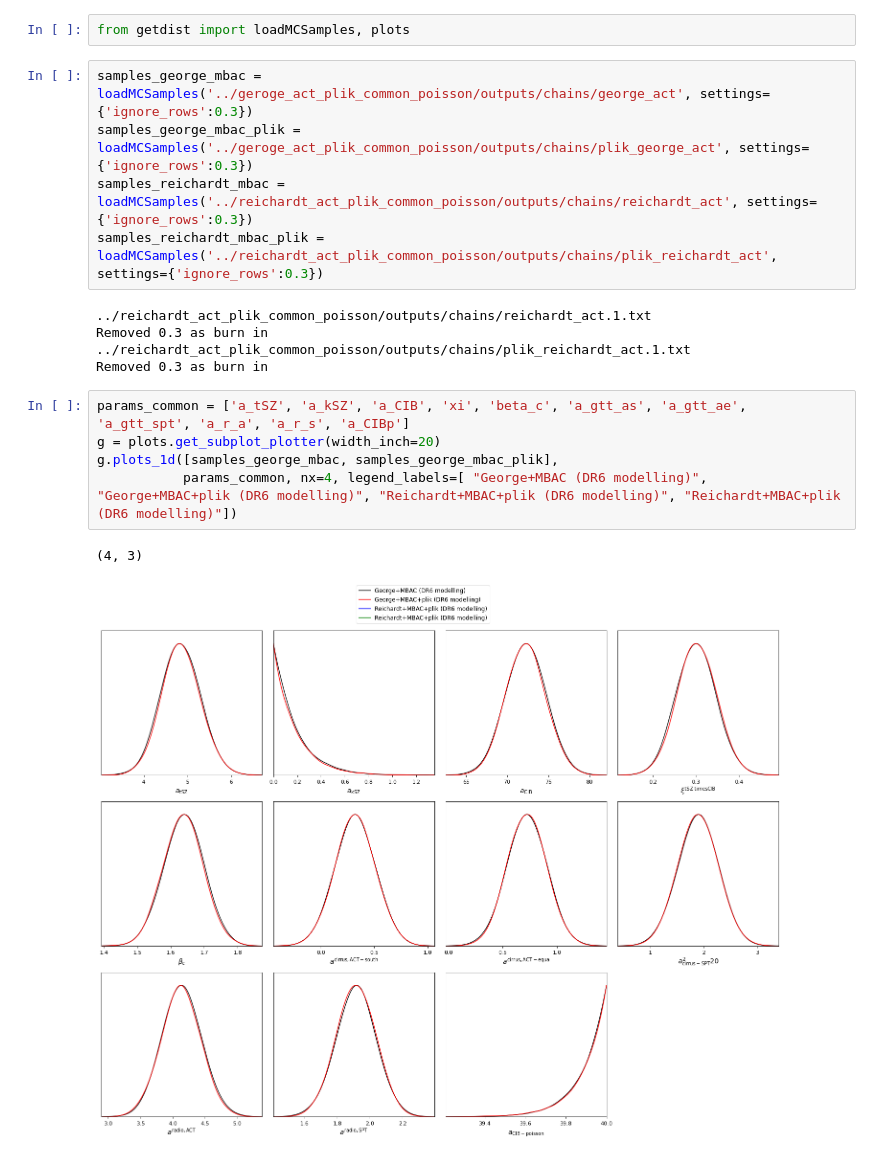
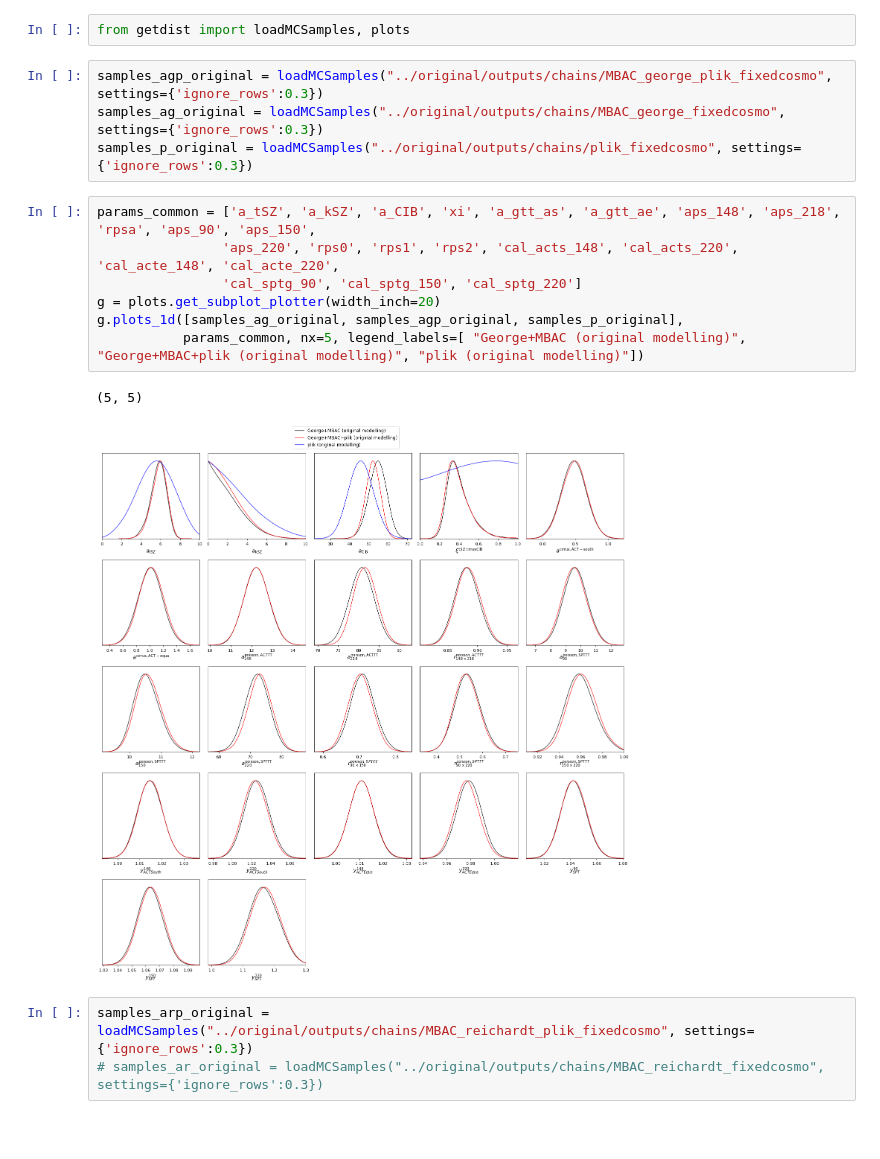
Before and after one commit to beringueb/DR6_fgmodels, a Jupyter notebook: notebooks/Plots.ipynb, the cells around one changed output. Cells and saved outputs as stored; diff of their text form; blank space fills up the shorter version.

Commit message:
Varying cosmo for george runs

```diff
--- a/notebooks/Plots.ipynb
+++ b/notebooks/Plots.ipynb
@@ -1,20 +1,19 @@
 # %%
 from getdist import loadMCSamples, plots
 # %%
-samples_george_mbac = loadMCSamples('../geroge_act_plik_common_poisson/outputs/chains/george_act', settings={'ignore_rows':0.3})
-samples_george_mbac_plik = loadMCSamples('../geroge_act_plik_common_poisson/outputs/chains/plik_george_act', settings={'ignore_rows':0.3})
-samples_reichardt_mbac = loadMCSamples('../reichardt_act_plik_common_poisson/outputs/chains/reichardt_act', settings={'ignore_rows':0.3})
-samples_reichardt_mbac_plik = loadMCSamples('../reichardt_act_plik_common_poisson/outputs/chains/plik_reichardt_act', settings={'ignore_rows':0.3})
+samples_agp_original = loadMCSamples("../original/outputs/chains/MBAC_george_plik_fixedcosmo", settings={'ignore_rows':0.3})
+samples_ag_original = loadMCSamples("../original/outputs/chains/MBAC_george_fixedcosmo", settings={'ignore_rows':0.3})
+samples_p_original = loadMCSamples("../original/outputs/chains/plik_fixedcosmo", settings={'ignore_rows':0.3})
-# %% [output]
-../reichardt_act_plik_common_poisson/outputs/chains/reichardt_act.1.txt
-Removed 0.3 as burn in
-../reichardt_act_plik_common_poisson/outputs/chains/plik_reichardt_act.1.txt
-Removed 0.3 as burn in
 # %%
-params_common = ['a_tSZ', 'a_kSZ', 'a_CIB', 'xi', 'beta_c', 'a_gtt_as', 'a_gtt_ae', 'a_gtt_spt', 'a_r_a', 'a_r_s', 'a_CIBp']
+params_common = ['a_tSZ', 'a_kSZ', 'a_CIB', 'xi', 'a_gtt_as', 'a_gtt_ae', 'aps_148', 'aps_218', 'rpsa', 'aps_90', 'aps_150',
+                'aps_220', 'rps0', 'rps1', 'rps2', 'cal_acts_148', 'cal_acts_220', 'cal_acte_148', 'cal_acte_220',
+                'cal_sptg_90', 'cal_sptg_150', 'cal_sptg_220']
 g = plots.get_subplot_plotter(width_inch=20)
-g.plots_1d([samples_george_mbac, samples_george_mbac_plik],
-           params_common, nx=4, legend_labels=[ "George+MBAC (DR6 modelling)", "George+MBAC+plik (DR6 modelling)", "Reichardt+MBAC+plik (DR6 modelling)", "Reichardt+MBAC+plik (DR6 modelling)"])
+g.plots_1d([samples_ag_original, samples_agp_original, samples_p_original],
+           params_common, nx=5, legend_labels=[ "George+MBAC (original modelling)", "George+MBAC+plik (original modelling)", "plik (original modelling)"])
 # %% [output]
-(4, 3)
+(5, 5)
-[figure, old version]
+[figure, new version]
+# %%
+samples_arp_original = loadMCSamples("../original/outputs/chains/MBAC_reichardt_plik_fixedcosmo", settings={'ignore_rows':0.3})
+# samples_ar_original = loadMCSamples("../original/outputs/chains/MBAC_reichardt_fixedcosmo", settings={'ignore_rows':0.3})
```
Also changed, not shown: parts of 1 cell of this notebook, 5 other files.
